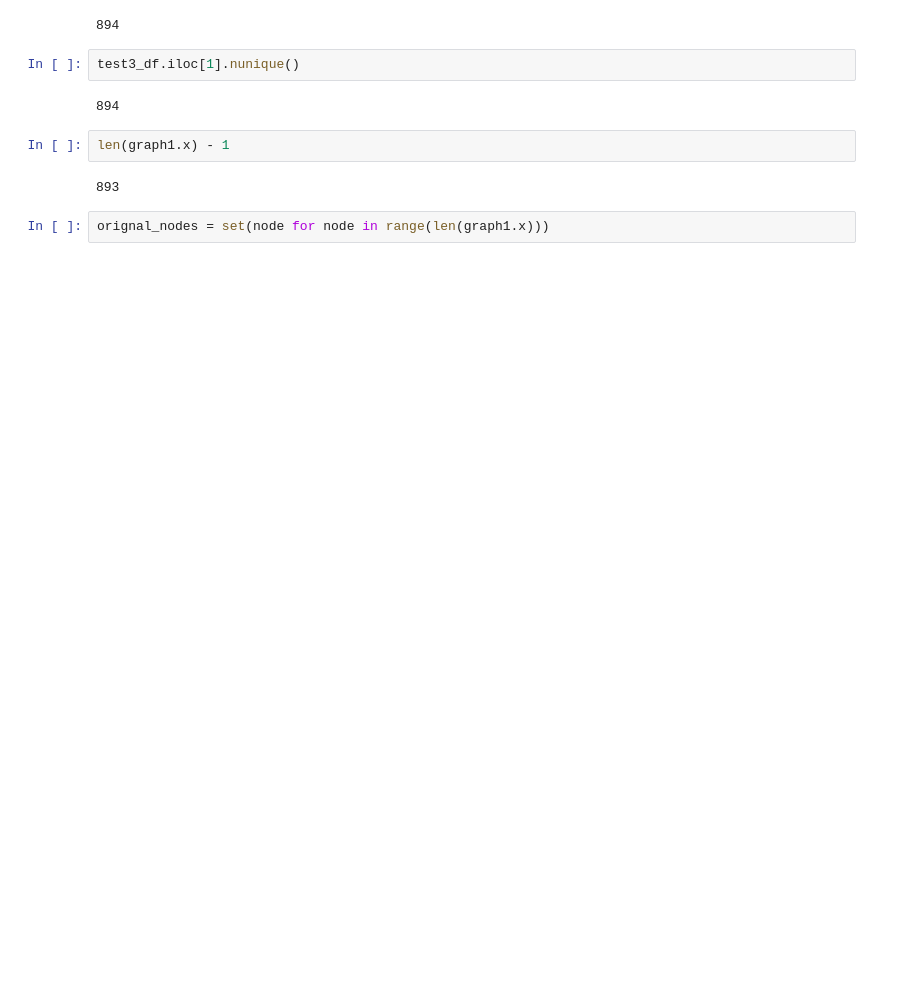
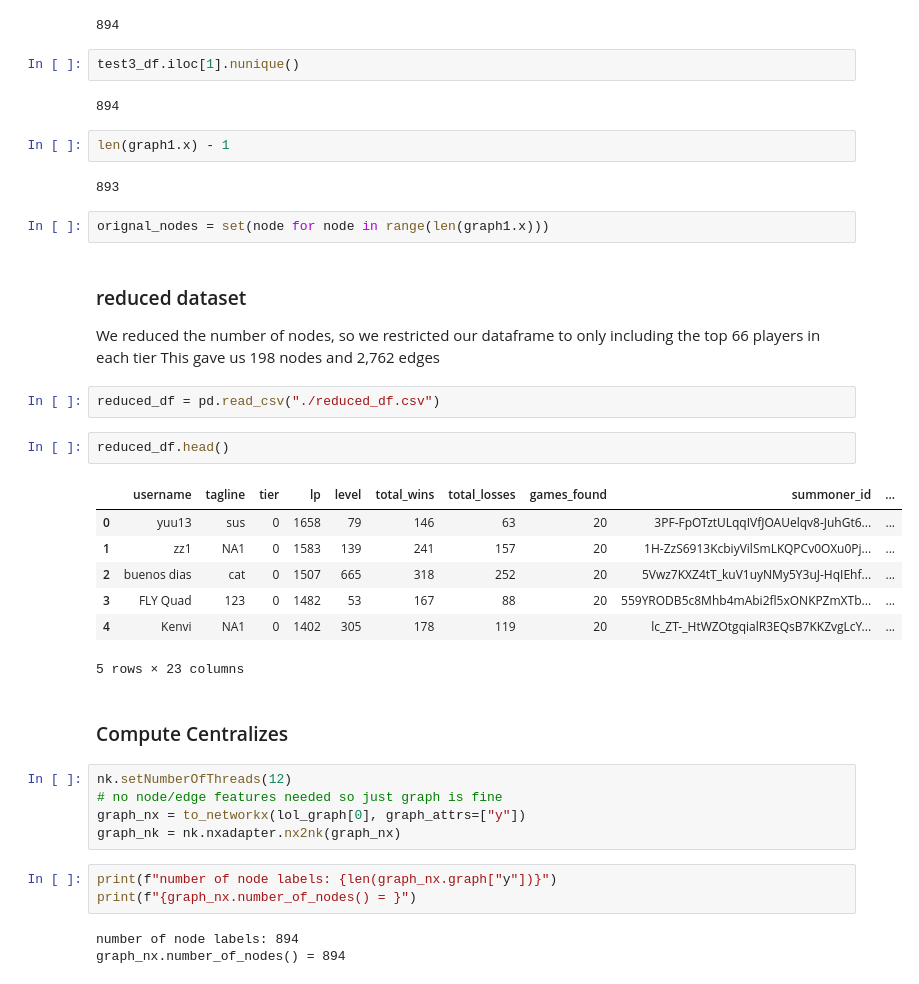
Before and after one commit to Jose-Velasco/cs176-tiered-player-network-analysis-in-LoL, a Jupyter notebook: dataDiscovery.ipynb, the cells around one changed output. Drawn from its saved outputs; the diff is of its cells as text; blank space fills up the shorter version.

```diff
--- a/dataDiscovery.ipynb
+++ b/dataDiscovery.ipynb
@@ -333,3 +331,32 @@ len(graph1.x) - 1
 893
 # %%
 orignal_nodes = set(node for node in range(len(graph1.x)))
+# %% [markdown]
+### reduced dataset
+We reduced the number of nodes, so we restricted our dataframe to only including the top 66 players in each tier
+This gave us 198 nodes and 2,762 edges
+# %%
+reduced_df = pd.read_csv("./reduced_df.csv")
+# %%
+reduced_df.head()
+# %% [output]
+|  | username | tagline | tier | lp | level | total_wins | total_losses | games_found | summoner_id | ... |
+| 0 | yuu13 | sus | 0 | 1658 | 79 | 146 | 63 | 20 | 3PF-FpOTztULqqIVfJOAUelqv8-JuhGt6... | ... |
+| 1 | zz1 | NA1 | 0 | 1583 | 139 | 241 | 157 | 20 | 1H-ZzS6913KcbiyVilSmLKQPCv0OXu0Pj... | ... |
+| 2 | buenos dias | cat | 0 | 1507 | 665 | 318 | 252 | 20 | 5Vwz7KXZ4tT_kuV1uyNMy5Y3uJ-HqIEhf... | ... |
+| 3 | FLY Quad | 123 | 0 | 1482 | 53 | 167 | 88 | 20 | 559YRODB5c8Mhb4mAbi2fl5xONKPZmXTb... | ... |
+| 4 | Kenvi | NA1 | 0 | 1402 | 305 | 178 | 119 | 20 | lc_ZT-_HtWZOtgqialR3EQsB7KKZvgLcY... | ... |
+5 rows × 23 columns
+# %% [markdown]
+### Compute Centralizes
+# %%
+nk.setNumberOfThreads(12)
+# no node/edge features needed so just graph is fine
+graph_nx = to_networkx(lol_graph[0], graph_attrs=["y"])
+graph_nk = nk.nxadapter.nx2nk(graph_nx)
+# %%
+print(f"number of node labels: {len(graph_nx.graph["y"])}")
+print(f"{graph_nx.number_of_nodes() = }")
+# %% [output]
+number of node labels: 894
+graph_nx.number_of_nodes() = 894
```
Also changed, not shown: parts of 11 cells of this notebook, 1 other file.
